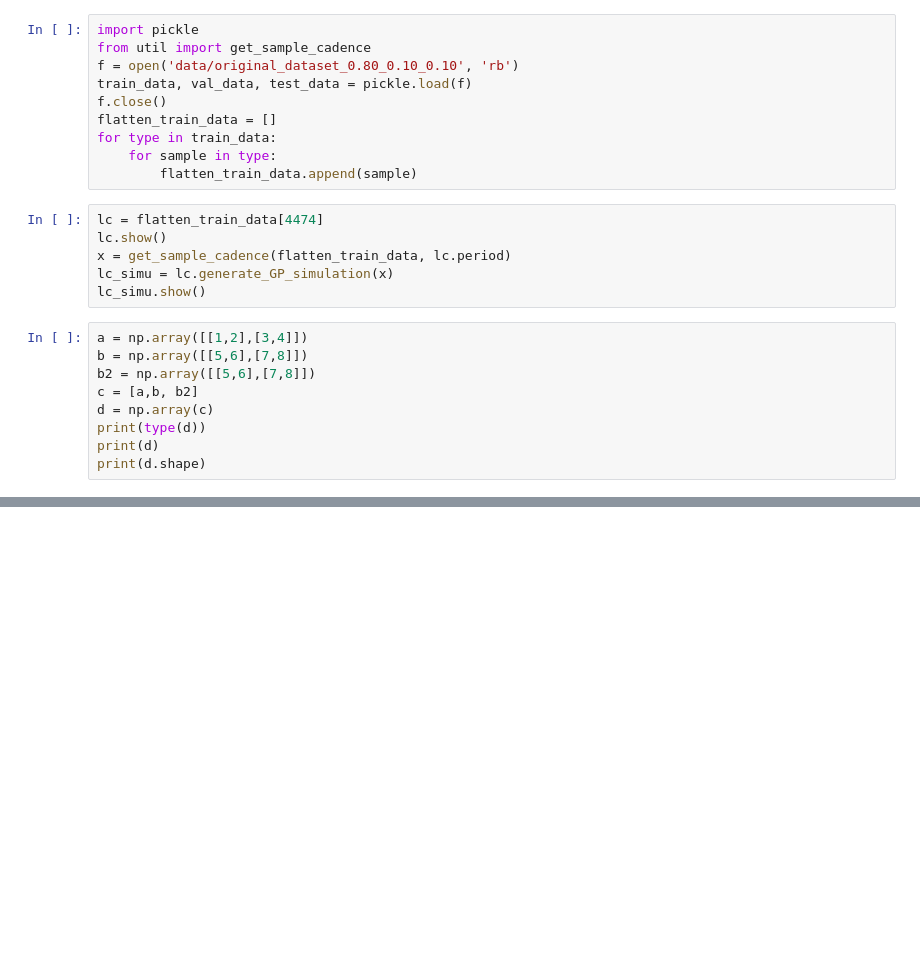
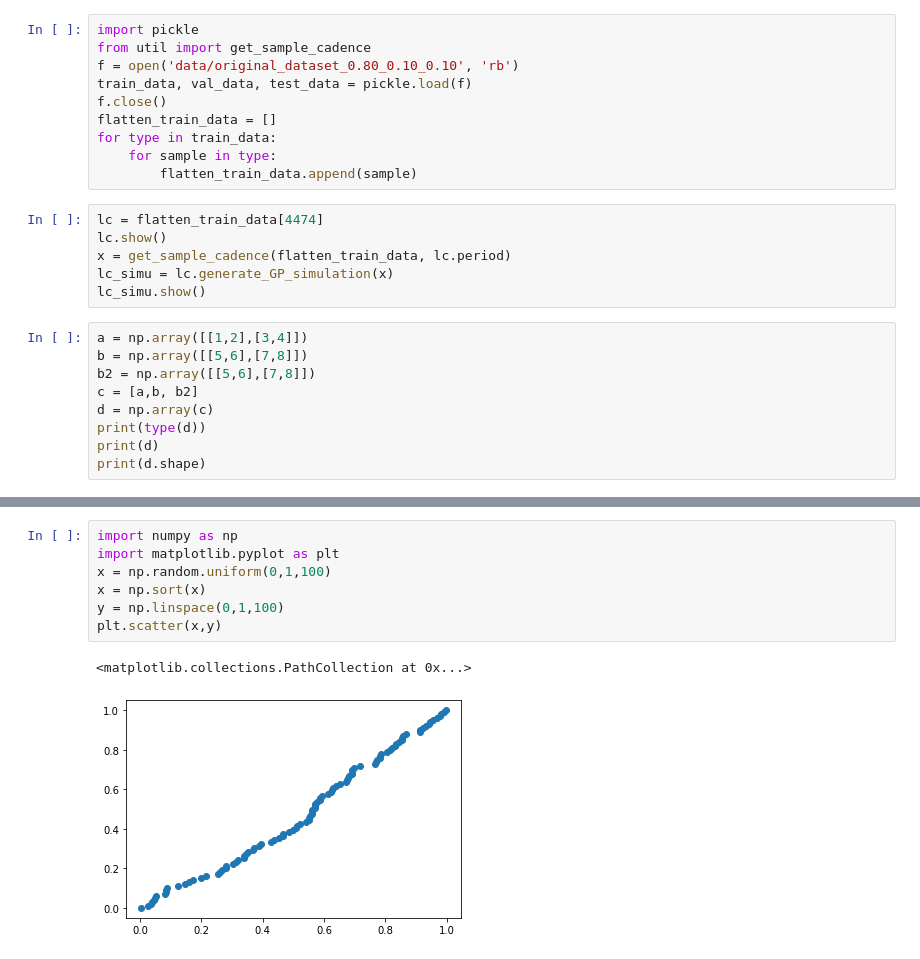
Before and after one commit to 52Hzihan/mixnn4vs, a Jupyter notebook: test.ipynb, the cells around one changed output, grey strips where cells are left out. Drawn from its saved outputs; the diff is of its cells as text; blank space fills up the shorter version.

```diff
--- a/test.ipynb
+++ b/test.ipynb
@@ -95,0 +100,10 @@ for i in range(0,3):
+# %%
+import numpy as np
+import matplotlib.pyplot as plt
+x = np.random.uniform(0,1,100)
+x = np.sort(x)
+y = np.linspace(0,1,100)
+plt.scatter(x,y)
+# %% [output]
+<matplotlib.collections.PathCollection at 0x...>
+[figure, added]
```
Also changed, not shown: parts of 6 cells of this notebook, 19 other files.
